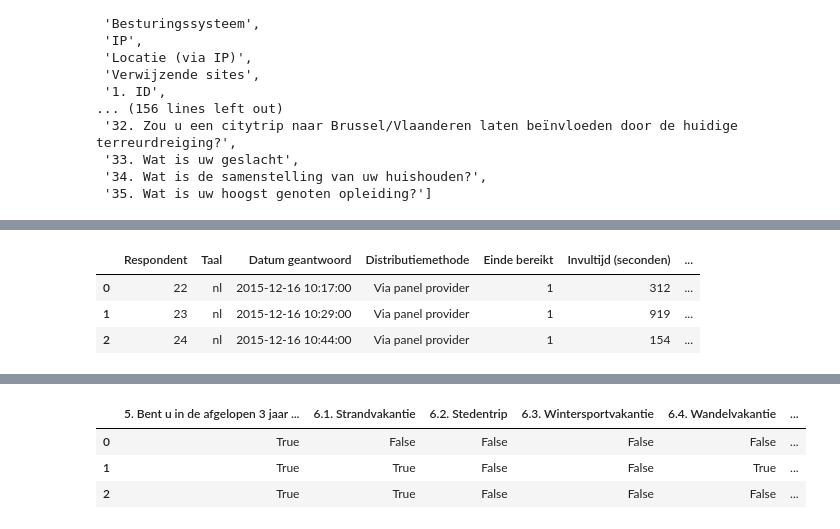
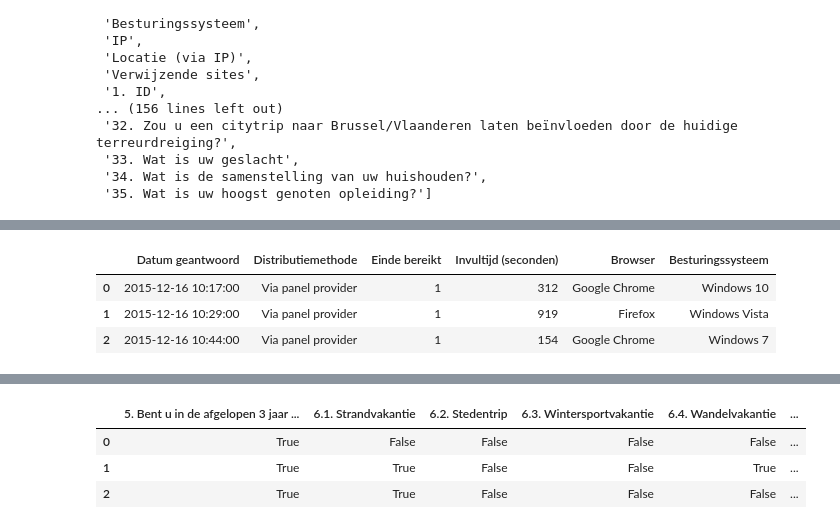
Before and after one commit to tomhostyn/VlMe2017, a Jupyter notebook: Initial exploration.ipynb, the cells around one changed output, grey strips where cells are left out. Drawn from its saved outputs; the diff is of its cells as text; code cells hidden in the pictures.

```diff
--- a/Initial exploration.ipynb
+++ b/Initial exploration.ipynb
@@ -49,13 +83,11 @@ list(df)
 # %%
-df["Taal"] = raw_df["Taal"].astype('category')
 df["Datum geantwoord"] = pd.to_datetime(raw_df.loc[:,"Datum geantwoord"], infer_datetime_format=True)
 df["Distributiemethode"] = raw_df["Distributiemethode"].astype('category')
 df["Browser"] = raw_df["Browser"].astype('category')
 df["Besturingssysteem"] = raw_df["Besturingssysteem"].astype('category')
-
-df.iloc[:3, 0:8]
+df.iloc[:3, 2:8]
 # %% [output]
-|  | Respondent | Taal | Datum geantwoord | Distributiemethode | Einde bereikt | Invultijd (seconden) | ... |
-| 0 | 22 | nl | 2015-12-16 10:17:00 | Via panel provider | 1 | 312 | ... |
-| 1 | 23 | nl | 2015-12-16 10:29:00 | Via panel provider | 1 | 919 | ... |
-| 2 | 24 | nl | 2015-12-16 10:44:00 | Via panel provider | 1 | 154 | ... |
+|  | Datum geantwoord | Distributiemethode | Einde bereikt | Invultijd (seconden) | Browser | Besturingssysteem |
+| 0 | 2015-12-16 10:17:00 | Via panel provider | 1 | 312 | Google Chrome | Windows 10 |
+| 1 | 2015-12-16 10:29:00 | Via panel provider | 1 | 919 | Firefox | Windows Vista |
+| 2 | 2015-12-16 10:44:00 | Via panel provider | 1 | 154 | Google Chrome | Windows 7 |
```
Also changed, not shown: parts of 25 cells of this notebook.
